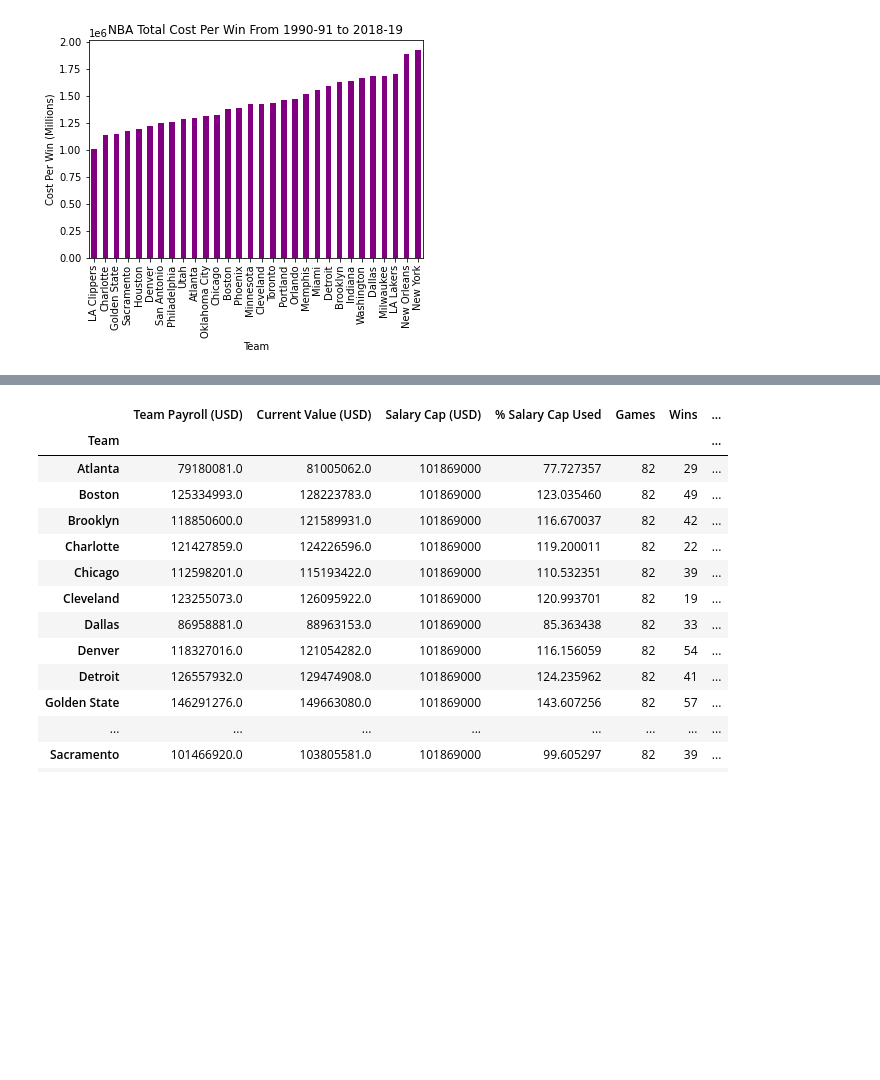
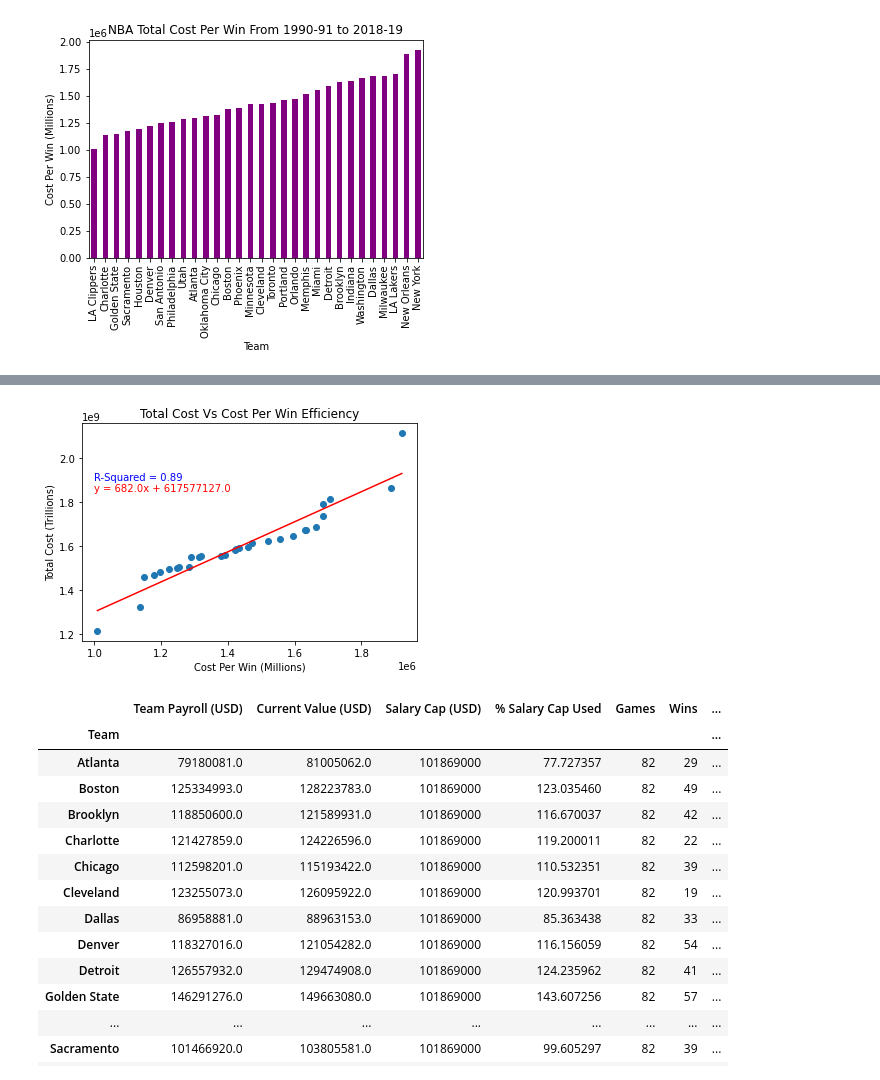
Before and after one commit to Kylec66/NBA-Analysis, a Jupyter notebook: NBA Payrolls Vs Performance.ipynb, the cells around one changed output, grey strips where cells are left out. Drawn from its saved outputs; the diff is of its cells as text; code cells hidden in the pictures; blank space fills up the shorter version.

```diff
--- a/NBA Payrolls Vs Performance.ipynb
+++ b/NBA Payrolls Vs Performance.ipynb
@@ -278,3 +278,23 @@ plt.show()
+# %%
+#Scatter Plot of Wins Vs Win Efficiency 1990-91 to 2018-19
+x_values = total_cost_per_win
+y_values = total_cost
+(slope, intercept, rvalue, pvalue, stderr) = linregress(x_values, y_values)
+regress_values = x_values * slope + intercept
+line_eq = "y = " + str(round(slope,0)) + "x + " + str(round(intercept,0))
+rvalue = rvalue**2
+valuer = rvalue.round(2)
+plt.scatter(x_values,y_values)
+plt.plot(x_values,regress_values,"r-")
+plt.annotate(line_eq,(1000000, 1850000000),fontsize=10,color="red")
+plt.annotate((f'R-Squared = {valuer}'),(1000000, 1900000000),fontsize=10,color="blue")
+plt.xlabel("Cost Per Win (Millions)")
+plt.ylabel("Total Cost (Trillions)")
+plt.title(f'Total Cost Vs Cost Per Win Efficiency')
+plt.savefig('Total Cost Vs Cost Per Win Efficiency')
+plt.show()
+# %% [output]
+[figure, added]
 # %%
 #filtered for 2018-2019 season
 nineteen_season_loc = NBA_summary_df.loc[NBA_summary_df["Season"]=="2018-19", ["Team", "Team Payroll (USD)", "Current Value (USD)", "Salary Cap (USD)", "% Salary Cap Used", "Games", "Wins", "Losses", "% Wins and Losses"]]
```
Also changed, not shown: parts of 4 cells of this notebook, 2 other files.
